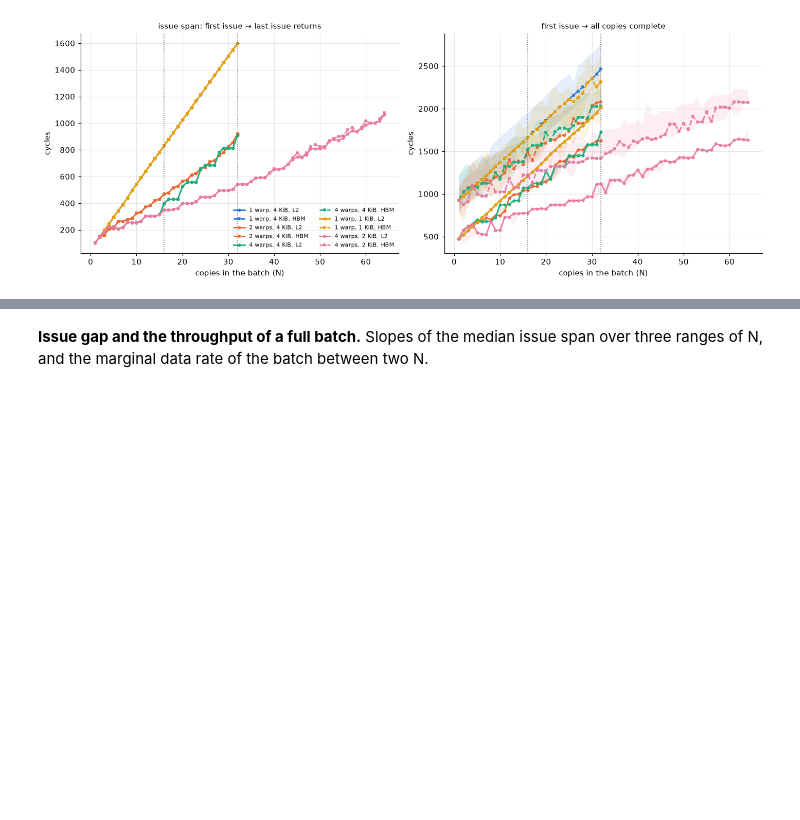
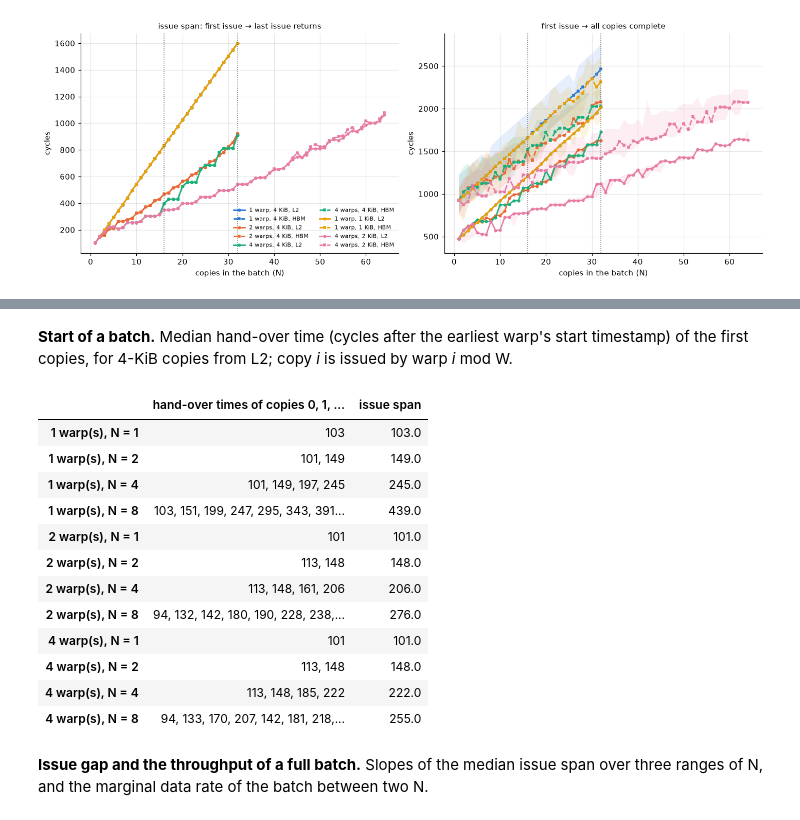
Before and after one commit to lomolisso/h100-microbench, a Jupyter notebook: experiments/06__tma_latency_and_issue/06__tma_latency_and_issue.ipynb, the cells around one changed output, grey strips where cells are left out. Drawn from its saved outputs; the diff is of its cells as text; code cells hidden in the pictures; blank space fills up the shorter version.

```diff
--- a/experiments/06__tma_latency_and_issue/06__tma_latency_and_issue.ipynb
+++ b/experiments/06__tma_latency_and_issue/06__tma_latency_and_issue.ipynb
@@ -461,5 +470,30 @@ axs[0].legend(fontsize=7, ncol=2); fig.tight_layout(); plt.show()
 - **The data-rate knee.** With four warps and 4-KiB copies the issue slope bends at N ≈ 16 to **≈ 32 cycles per copy = 4096 B / 128 B per cycle**. With 2-KiB copies the steady gap is 16 cycles = 2048 / 128. The bend is identical for L2 and HBM sources, so it is set by the unit's own processing rate (128 B/cycle) and not by outstanding memory requests. Below the bend the queue in front of the unit absorbs the burst.
 - **Completion** of the whole batch is (issue span) + one copy's latency.
+# %% [markdown]
+**Start of a batch.** Median hand-over time (cycles after the earliest warp's start timestamp) of the first copies, for 4-KiB copies from L2; copy *i* is issued by warp *i* mod W.
+# %%
+st = {}
+for w in [1, 2, 4]:
+    for n in [1, 2, 4, 8]:
+        d = I[(I.sms == 1) & (I.copy_bytes == 4096) & (I.source == "l2") & (I.issuers == w) & (I.n_in_flight == n)]
+        t = np.median(np.array([[int(v) for v in r.split(";")] for r in d.issue_cycles_list.astype(str)]), 0)
+        st[f"{w} warp(s), N = {n}"] = {"hand-over times of copies 0, 1, …": ", ".join(f"{x:.0f}" for x in t),
+                                       "issue span": d.issue_span_cycles.median()}
+display(pd.DataFrame(st).T)
+# %% [output]
+|  | hand-over times of copies 0, 1, … | issue span |
+| 1 warp(s), N = 1 | 103 | 103.0 |
+| 1 warp(s), N = 2 | 101, 149 | 149.0 |
+| 1 warp(s), N = 4 | 101, 149, 197, 245 | 245.0 |
+| 1 warp(s), N = 8 | 103, 151, 199, 247, 295, 343, 391... | 439.0 |
+| 2 warp(s), N = 1 | 101 | 101.0 |
+| 2 warp(s), N = 2 | 113, 148 | 148.0 |
+| 2 warp(s), N = 4 | 113, 148, 161, 206 | 206.0 |
+| 2 warp(s), N = 8 | 94, 132, 142, 180, 190, 228, 238,... | 276.0 |
+| 4 warp(s), N = 1 | 101 | 101.0 |
+| 4 warp(s), N = 2 | 113, 148 | 148.0 |
+| 4 warp(s), N = 4 | 113, 148, 185, 222 | 222.0 |
+| 4 warp(s), N = 8 | 94, 133, 170, 207, 142, 181, 218,... | 255.0 |
 # %% [markdown]
 **Issue gap and the throughput of a full batch.** Slopes of the median issue span over three ranges of N, and the marginal data rate of the batch between two N.
 # %%
```
Also changed, not shown: parts of 4 cells of this notebook, 1 other file.
